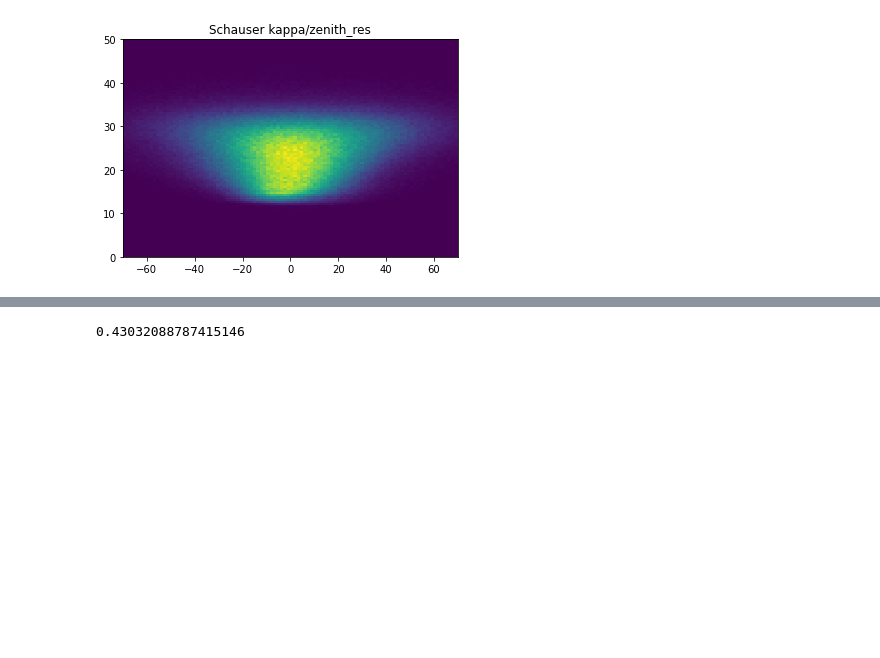
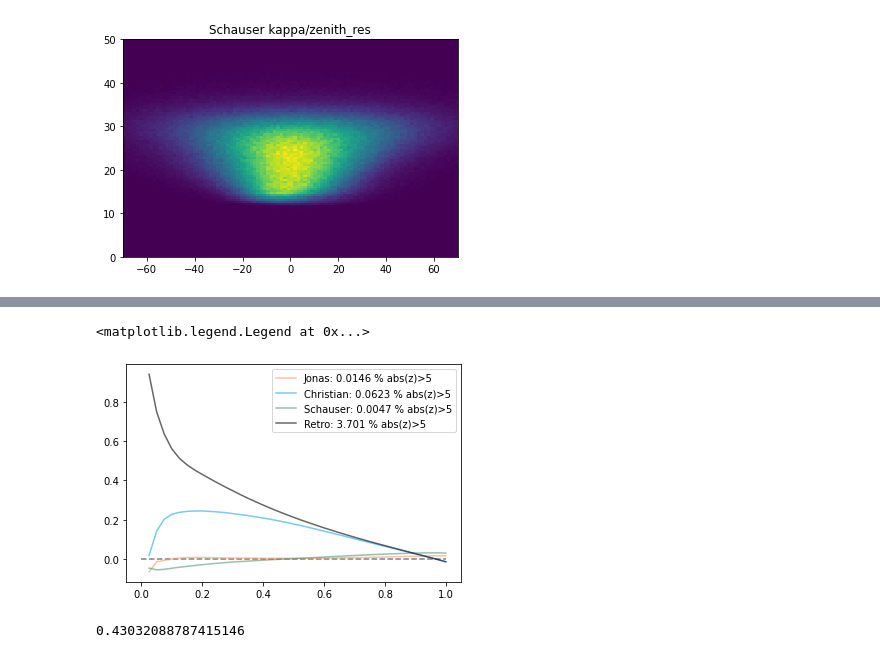
Before and after one commit to astrockragh/IceCube, a Jupyter notebook: model_eval/kappa_improvement.ipynb, the cells around one changed output, grey strips where cells are left out. Saved outputs shown, nothing was run; the diff lists cells and outputs as text; code cells hidden in the pictures; blank space fills up the shorter version.

```diff
--- a/model_eval/kappa_improvement.ipynb
+++ b/model_eval/kappa_improvement.ipynb
@@ -567,3 +584,28 @@ for n in range(3):
+# %%
+k=40
+facts=[1.06, 0.4, 1, 2]
+for n in [0,1,2, 3]:
+    sig_run=[]
+    for i in range(1,k+1):
+        df_per=dfs_ka[n][(dfs_ka[n]['zenith_sig'] < np.percentile(dfs_ka[n]['zenith_sig'], i*2.5))]
+        if i==k:
+            a=len(df_per)
+        df_per=df_per[abs(df_per['zenith_res']/(df_per['zenith_sig']*facts[n]+0.000001))<5]
+        if i==k:
+            b=len(df_per)
+            c=a-b
+        st=np.std(df_per['zenith_res']/(df_per['zenith_sig']*facts[n]+0.000001))
+#         print(st)
+        sig_run.append(st)
+    if n==3:
+        n+=1
+
+    plt.plot(np.arange(1,k+1)/k, np.log(sig_run), label=names[n]+f': {np.round(c/a*100, 4)} % abs(z)>5', c=colors[n], linestyle='-', alpha=0.6)
+plt.hlines(0,0,1, linestyle='dashed', color='gray')
+plt.legend()
+# %% [output]
+<matplotlib.legend.Legend at 0x...>
+[figure, added]
 # %%
 k=2
 np.percentile(dfs[k]['zenith_sig'], 50)
```
Also changed, not shown: parts of 3 cells of this notebook, 3 other files.
